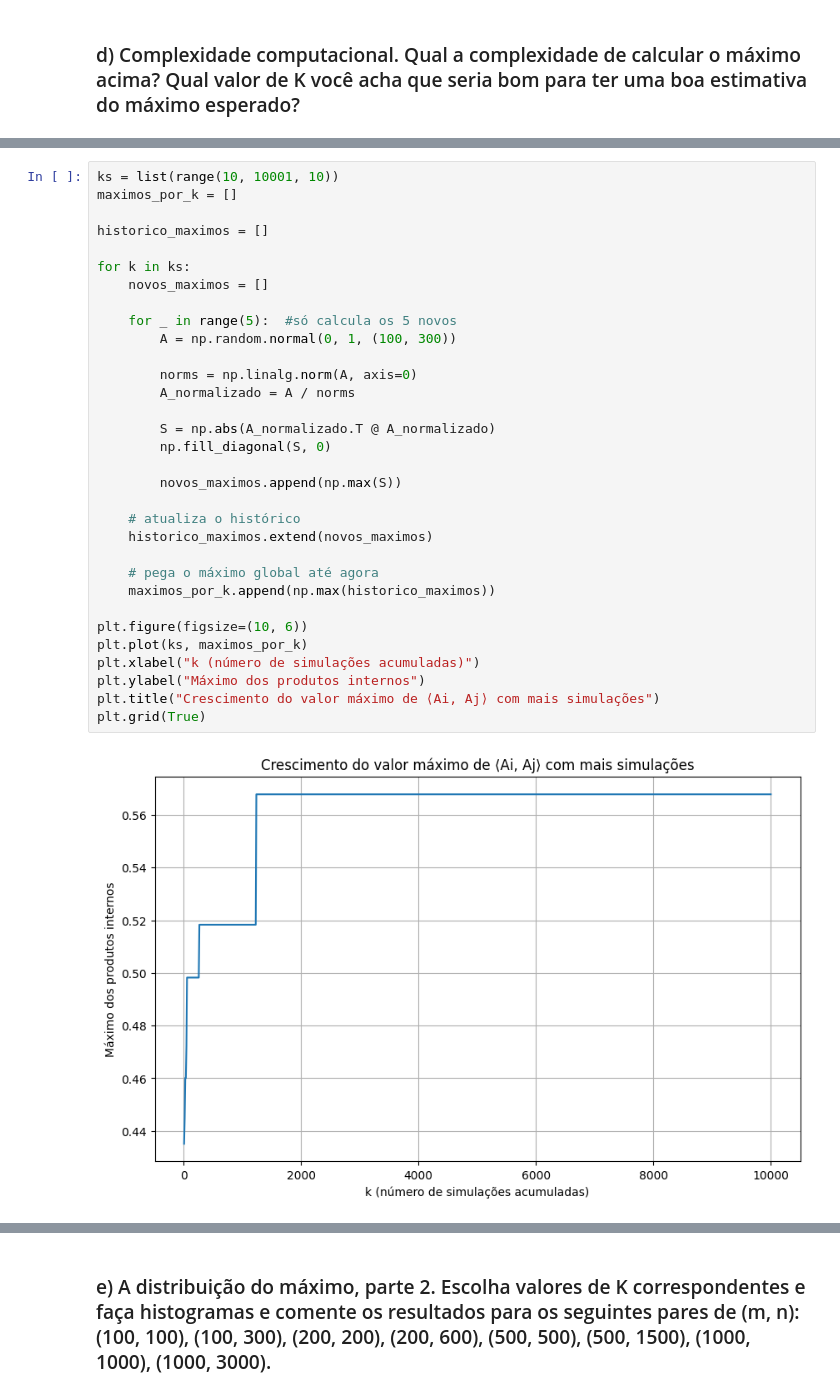
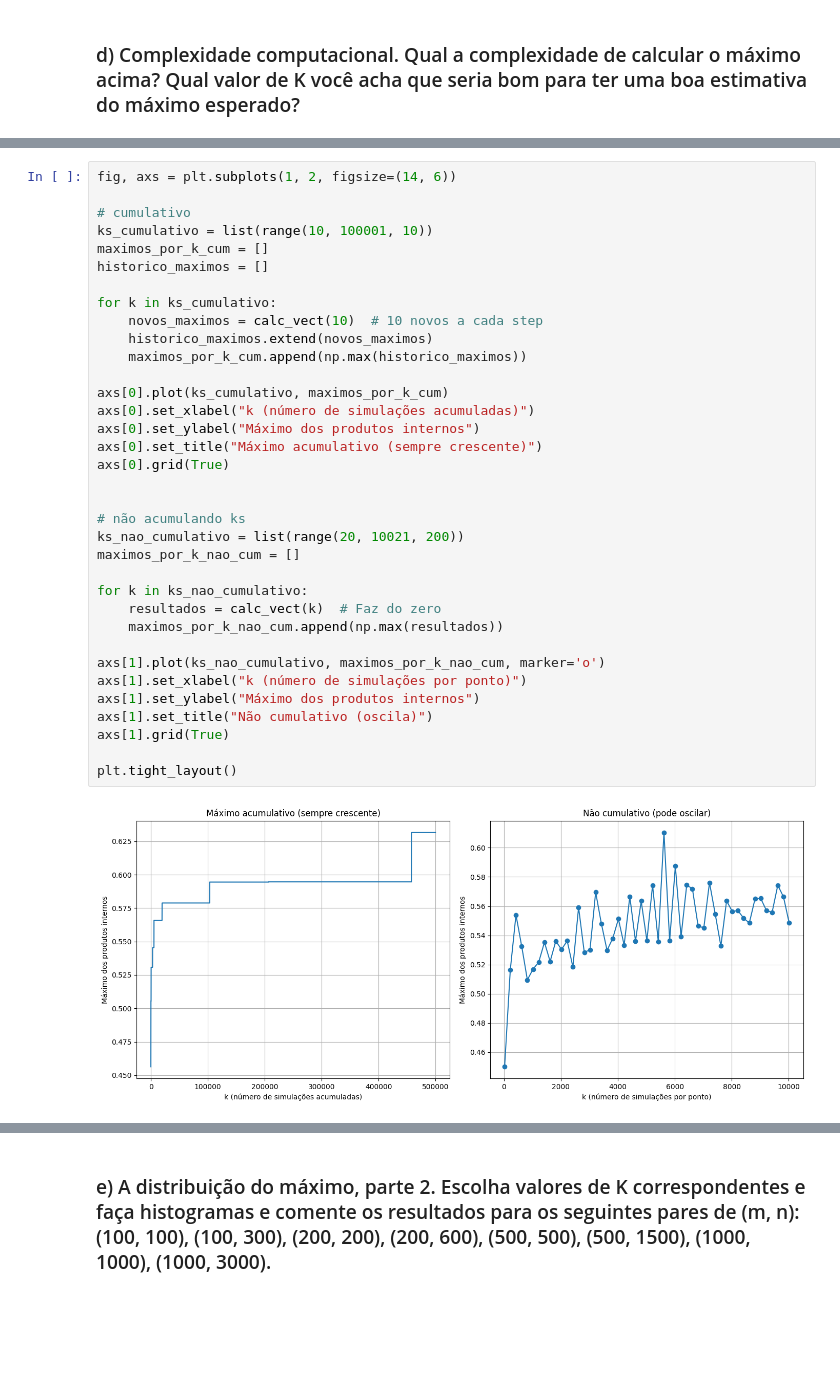
Before and after one commit to Ferreira17k/aln-projeto4, a Jupyter notebook: aln-bruno-elisa.ipynb, the cells around one changed output, grey strips where cells are left out. Cells and saved outputs as stored; diff of their text form; blank space fills up the shorter version.

```diff
--- a/aln-bruno-elisa.ipynb
+++ b/aln-bruno-elisa.ipynb
@@ -214,35 +192,38 @@ plt.tight_layout()
 # %%
-ks = list(range(10, 10001, 10))
-maximos_por_k = []
+fig, axs = plt.subplots(1, 2, figsize=(14, 6))
 
+# cumulativo
+ks_cumulativo = list(range(10, 100001, 10))
+maximos_por_k_cum = []
 historico_maximos = []
 
-for k in ks:
-    novos_maximos = []
+for k in ks_cumulativo:
+    novos_maximos = calc_vect(10)  # 10 novos a cada step
+    historico_maximos.extend(novos_maximos)
+    maximos_por_k_cum.append(np.max(historico_maximos))
 
-    for _ in range(5):  #só calcula os 5 novos
-        A = np.random.normal(0, 1, (100, 300))
+axs[0].plot(ks_cumulativo, maximos_por_k_cum)
+axs[0].set_xlabel("k (número de simulações acumuladas)")
+axs[0].set_ylabel("Máximo dos produtos internos")
+axs[0].set_title("Máximo acumulativo (sempre crescente)")
+axs[0].grid(True)
 
-        norms = np.linalg.norm(A, axis=0)
-        A_normalizado = A / norms
 
-        S = np.abs(A_normalizado.T @ A_normalizado)
-        np.fill_diagonal(S, 0)
+# não acumulando ks
+ks_nao_cumulativo = list(range(20, 10021, 200))
+maximos_por_k_nao_cum = []
 
-        novos_maximos.append(np.max(S))
+for k in ks_nao_cumulativo:
+    resultados = calc_vect(k)  # Faz do zero
+    maximos_por_k_nao_cum.append(np.max(resultados))
 
-    # atualiza o histórico
-    historico_maximos.extend(novos_maximos)
+axs[1].plot(ks_nao_cumulativo, maximos_por_k_nao_cum, marker='o')
+axs[1].set_xlabel("k (número de simulações por ponto)")
+axs[1].set_ylabel("Máximo dos produtos internos")
+axs[1].set_title("Não cumulativo (oscila)")
+axs[1].grid(True)
 
-    # pega o máximo global até agora
-    maximos_por_k.append(np.max(historico_maximos))
-
-plt.figure(figsize=(10, 6))
-plt.plot(ks, maximos_por_k)
-plt.xlabel("k (número de simulações acumuladas)")
-plt.ylabel("Máximo dos produtos internos")
-plt.title("Crescimento do valor máximo de ⟨Ai, Aj⟩ com mais simulações")
-plt.grid(True)
+plt.tight_layout()
 # %% [output]
-[figure, old version]
+[figure, new version]
 # %% [markdown]
```
Also changed, not shown: parts of 11 cells of this notebook.
